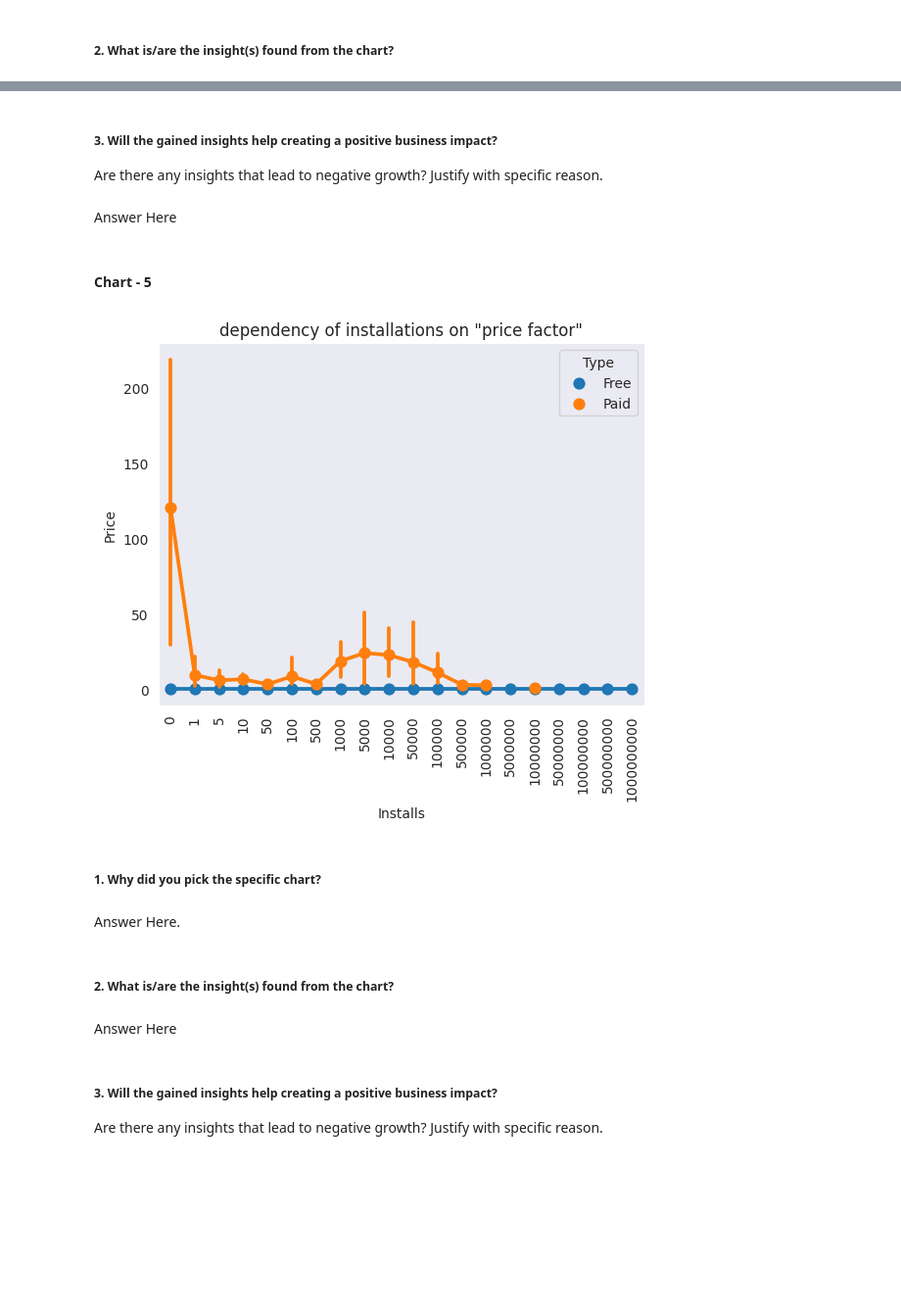
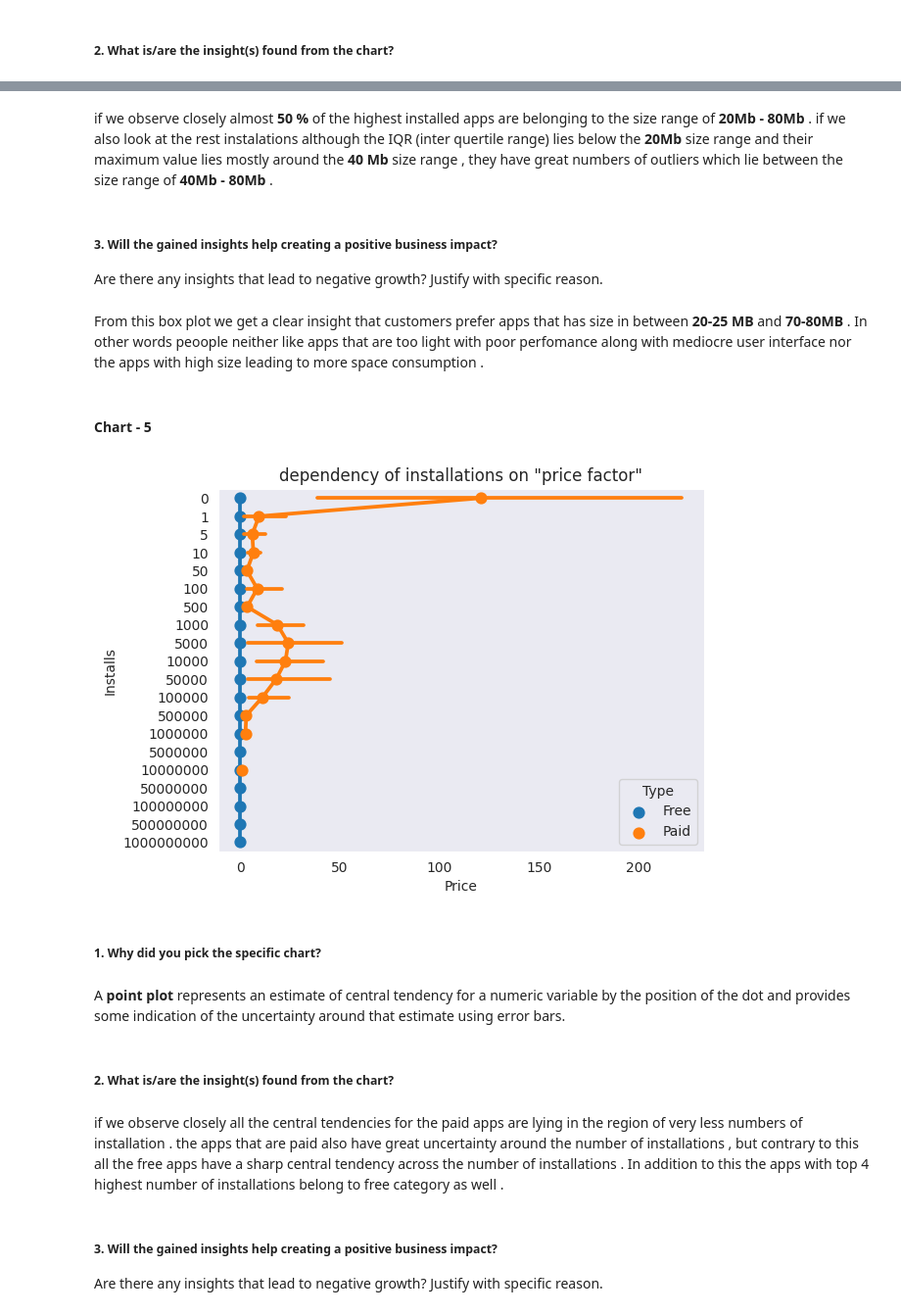
Before and after one commit to srikant-sah/EDA_PLAYSTORE_REVIEW, a Jupyter notebook: SRIKANT_PLAYSTORE_EDA_project(4).ipynb, the cells around one changed output, grey strips where cells are left out. Shown at 98% size. Saved outputs shown, nothing was run; the diff lists cells and outputs as text; code cells hidden in the pictures; blank space fills up the shorter version.

```diff
--- a/SRIKANT_PLAYSTORE_EDA_project(4).ipynb
+++ b/SRIKANT_PLAYSTORE_EDA_project(4).ipynb
@@ -558,7 +553,7 @@ play_df['Reviews'] = play_df['Reviews'].astype(int)
 
 play_df['Price'] = play_df['Price'].str.replace('$' , '')
 play_df['Price'] = play_df['Price'].astype(float)
-
+play_df['Price'].replace('Everyone' , np.nan , inplace = True)
 
 play_df['Installs'] = play_df['Installs'].str.replace('+' , '')
 play_df['Installs'] = play_df['Installs'].str.replace(',' , '')
@@ -692,27 +693,28 @@ Answer Here
+# %% [markdown]
+if we observe closely almost  **50 %** of the highest installed apps are belonging to the size range of **20Mb - 80Mb** . if we also look at the rest instalations although the IQR (inter quertile range) lies below the **20Mb** size range and their  maximum value lies mostly around the **40 Mb** size range , they have great numbers of outliers which lie between the size range of **40Mb - 80Mb** .
 # %% [markdown]
 ##### 3. Will the gained insights help creating a positive business impact?
 Are there any insights that lead to negative growth? Justify with specific reason.
-# %% [markdown]
-Answer Here
+# %% [markdown]
+From this box plot we get a clear insight that customers prefer apps that has size in between **20-25 MB** and **70-80MB** . In other words  peoople neither like apps that are too light with poor perfomance along with mediocre user interface nor the apps with high size leading to more space consumption .
 # %% [markdown]
 #### Chart - 5
 # %%
 # Chart - 5 visualization code
 sns.set_style("dark")
-ax = sns.pointplot( y= "Price", x = "Installs", hue ='Type', data = play_df )
-plt.xticks(rotation= 90)
+ax = sns.pointplot( x= "Price", y = "Installs", hue ='Type', orient= 'h', data = play_df )
 plt.title('dependency of installations on "price factor"')
 plt.show()
 # %% [output]
-[figure, old version]
+[figure, new version]
 # %% [markdown]
 ##### 1. Why did you pick the specific chart?
-# %% [markdown]
-Answer Here.
+# %% [markdown]
+A **point plot** represents an estimate of central tendency for a numeric variable by the position of the dot and provides some indication of the uncertainty around that estimate using error bars.
 # %% [markdown]
 ##### 2. What is/are the insight(s) found from the chart?
-# %% [markdown]
-Answer Here
+# %% [markdown]
+if we observe closely all the central tendencies for the paid apps are lying in the region of very less numbers of installation . the apps that are paid also have great uncertainty around the number of installations , but contrary to this all the free apps have a sharp central tendency across the number of installations . In addition to this the apps with top 4 highest number of installations belong to free category as well .
 # %% [markdown]
 ##### 3. Will the gained insights help creating a positive business impact?
 Are there any insights that lead to negative growth? Justify with specific reason.
```
Also changed, not shown: parts of 77 cells of this notebook.
